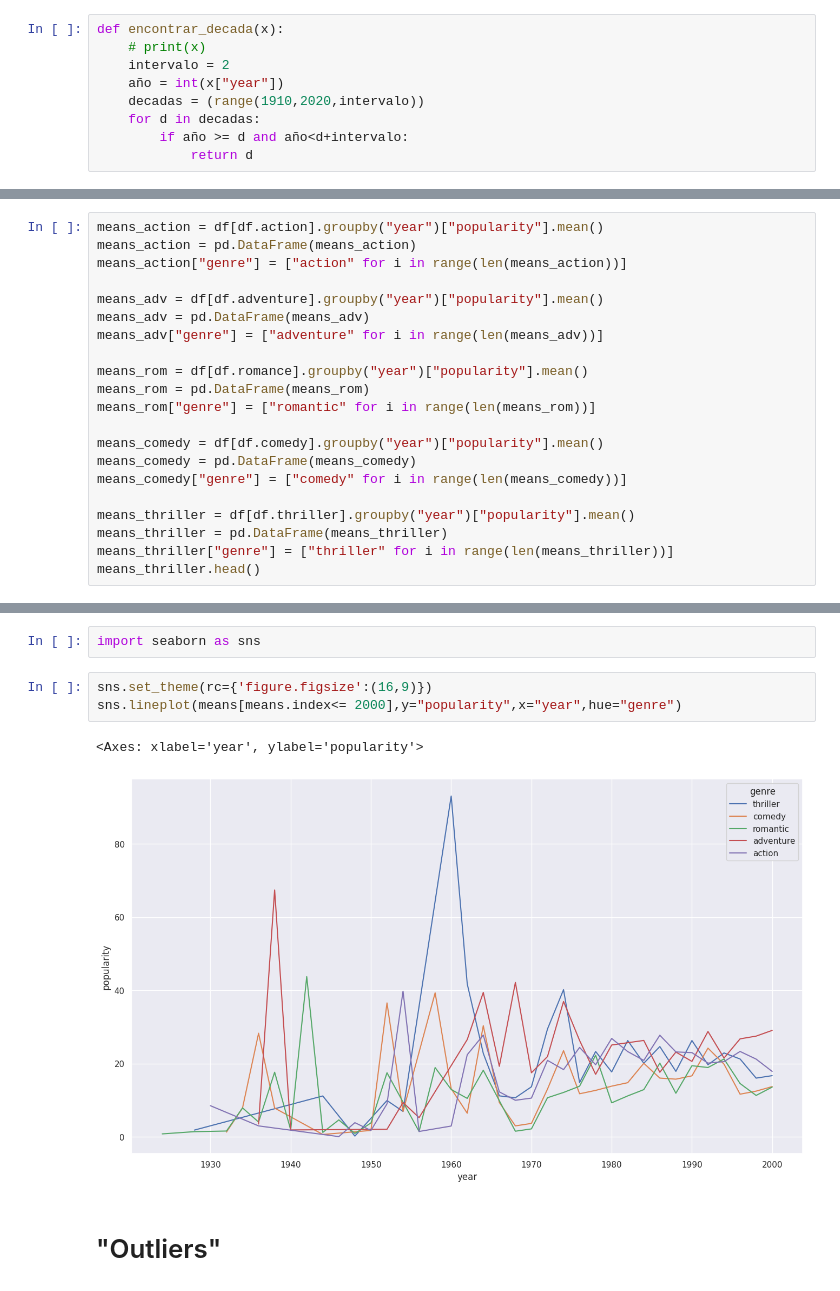
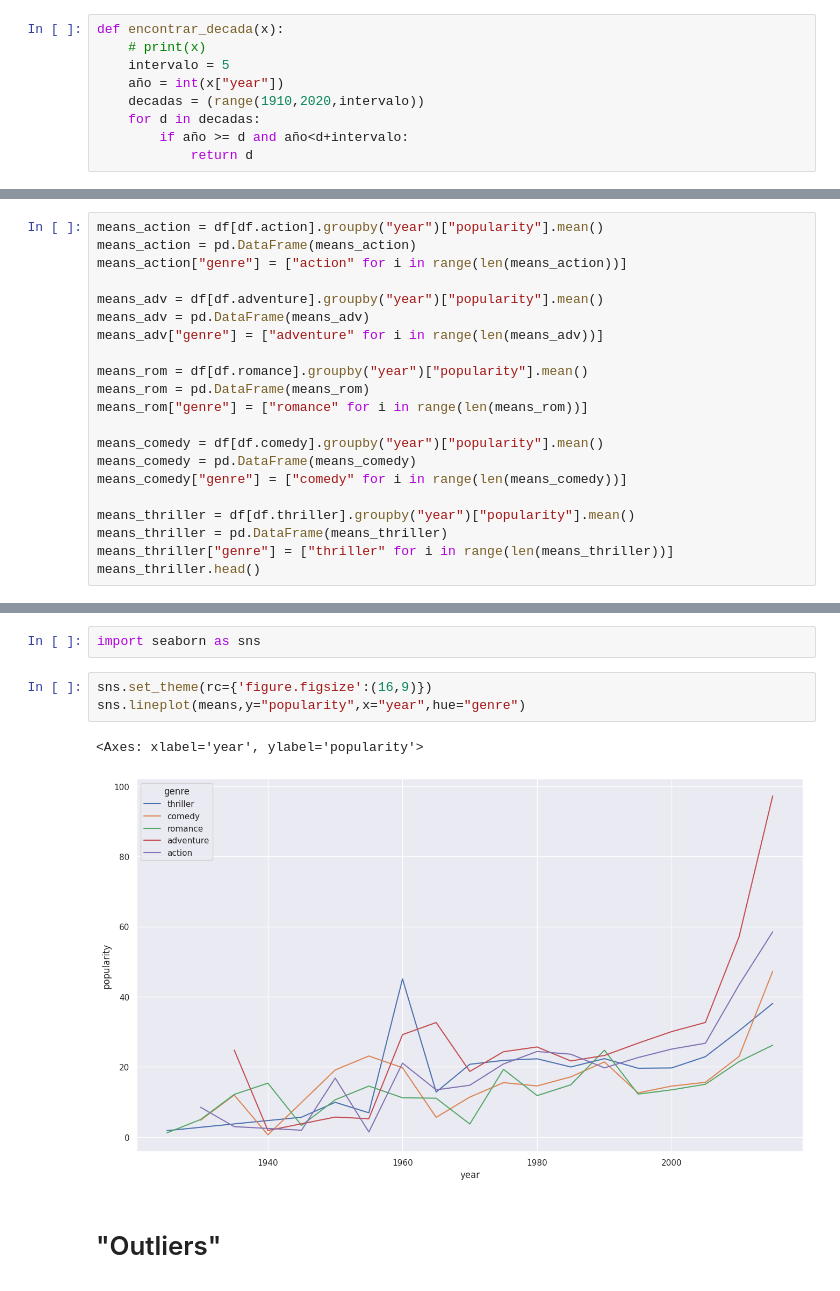
Before and after one commit to cristobalstrange/ProyectoInfoVis, a Jupyter notebook: data_cleaner.ipynb, the cells around one changed output, grey strips where cells are left out. Saved outputs shown, nothing was run; the diff lists cells and outputs as text.

```diff
--- a/data_cleaner.ipynb
+++ b/data_cleaner.ipynb
@@ -136,7 +137,7 @@ a[-6:-1]
 # %%
 def encontrar_decada(x):
     # print(x)
-    intervalo = 2
+    intervalo = 5
     año = int(x["year"])
     decadas = (range(1910,2020,intervalo))
     for d in decadas:
@@ -212,7 +211,7 @@ means_adv["genre"] = ["adventure" for i in range(len(means_adv))]
 
 means_rom = df[df.romance].groupby("year")["popularity"].mean()
 means_rom = pd.DataFrame(means_rom)
-means_rom["genre"] = ["romantic" for i in range(len(means_rom))]
+means_rom["genre"] = ["romance" for i in range(len(means_rom))]
 
 means_comedy = df[df.comedy].groupby("year")["popularity"].mean()
 means_comedy = pd.DataFrame(means_comedy)
@@ -262,10 +244,10 @@ means
 import seaborn as sns
 # %%
 sns.set_theme(rc={'figure.figsize':(16,9)})
-sns.lineplot(means[means.index<= 2000],y="popularity",x="year",hue="genre")
+sns.lineplot(means,y="popularity",x="year",hue="genre")
 # %% [output]
 <Axes: xlabel='year', ylabel='popularity'>
-[figure, old version]
+[figure, new version]
 # %% [markdown]
 # "Outliers"
 # %%
```
Also changed, not shown: parts of 16 cells of this notebook.
